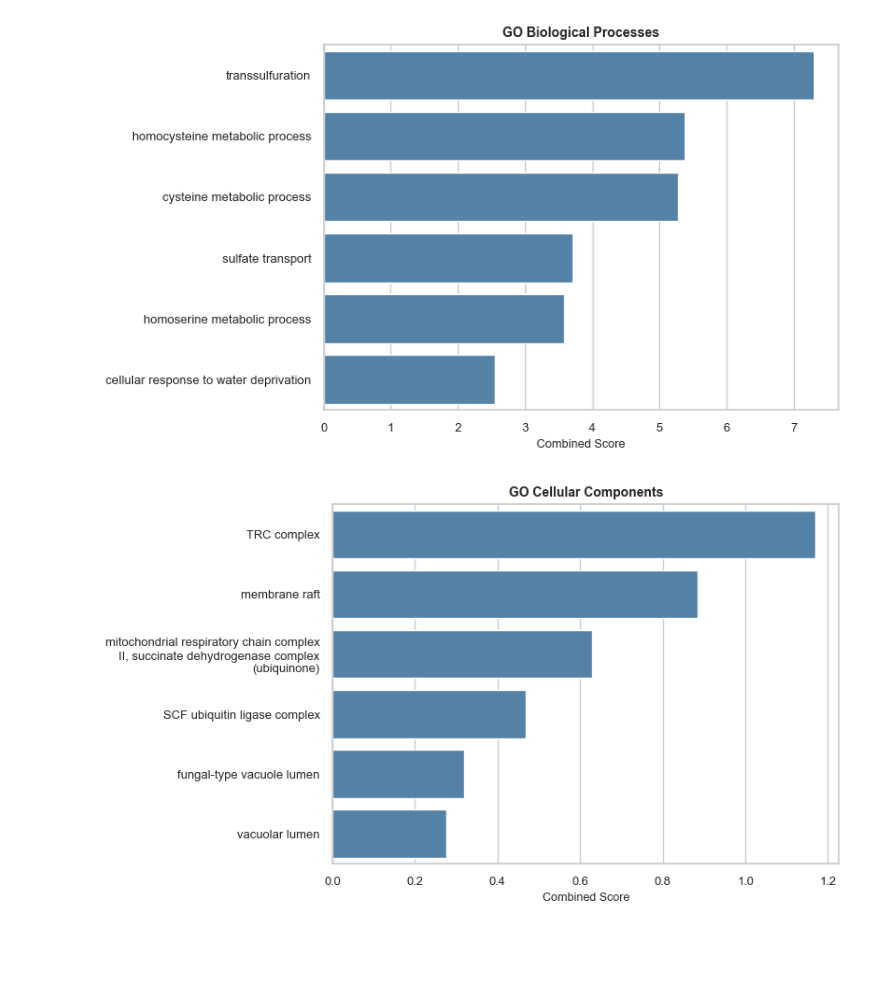
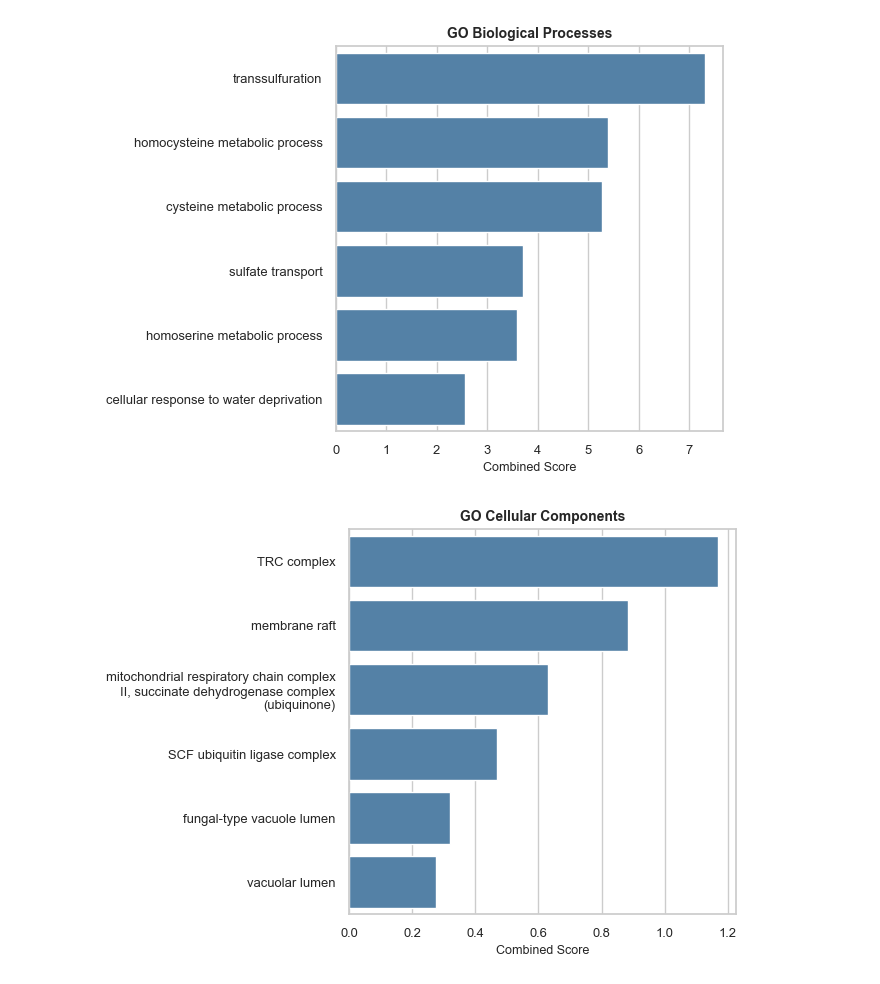
Before and after one commit to justog220/TP-Final-NGS, a Jupyter notebook: notebooks/graphics_generation.ipynb, the cells around one changed output. Cells and saved outputs as stored; diff of their text form; code cells hidden in the pictures; blank space fills up the shorter version.

```diff
--- a/notebooks/graphics_generation.ipynb
+++ b/notebooks/graphics_generation.ipynb
@@ -226,23 +226,26 @@ kegg_pathways_extended = pd.read_csv("../results/functional_enrichment/extended_
 # %%
 annotations_extended = {
     "GO Biological Processes": go_biological_processes_extended,
     "GO Cellular Components": go_cellular_components_extended,
     "GO Molecular Functions": go_molecular_functions_extended,
     "KEGG Pathways": kegg_pathways_extended
 }
 
 for name, df in zip(annotations_extended.keys(), annotations_extended.values()):
-    plt.figure(figsize=(7, 5))  # Tamaño ideal para una figura de dos columnas en un paper
+    plt.figure(figsize=(5, 5))  # Tamaño ideal para una figura de dos columnas en un paper
 
     df[["GO", "Term_clean"]] = df["Term"].apply(extract_go_and_term)
 
     df["Term_clean"] = df["Term_clean"].apply(lambda x: "\n".join(textwrap.wrap(str(x), 40)))
+
+    df.drop(df[df["Term_clean"] == "Function unknown"].index, inplace=True)  # Eliminar filas con puntaje negativo
 
 
     ax1 = sns.barplot(data=df.head(6), x="Combined Score", y="Term_clean", color="steelblue")
     plt.xlabel("Combined Score", fontsize=9)
     plt.title(name, fontsize=10, weight="bold")
     plt.ylabel("")  # sin redundancia
+    plt.savefig(f"{name}_extended_barplot.png", dpi=1000, bbox_inches='tight')  # Para paper
 # %% [output]
-[figure, old version]
+[figure, new version]
-[figure, old version]
+[figure, new version]
```
Also changed, not shown: parts of 5 cells of this notebook, 2 other files.
